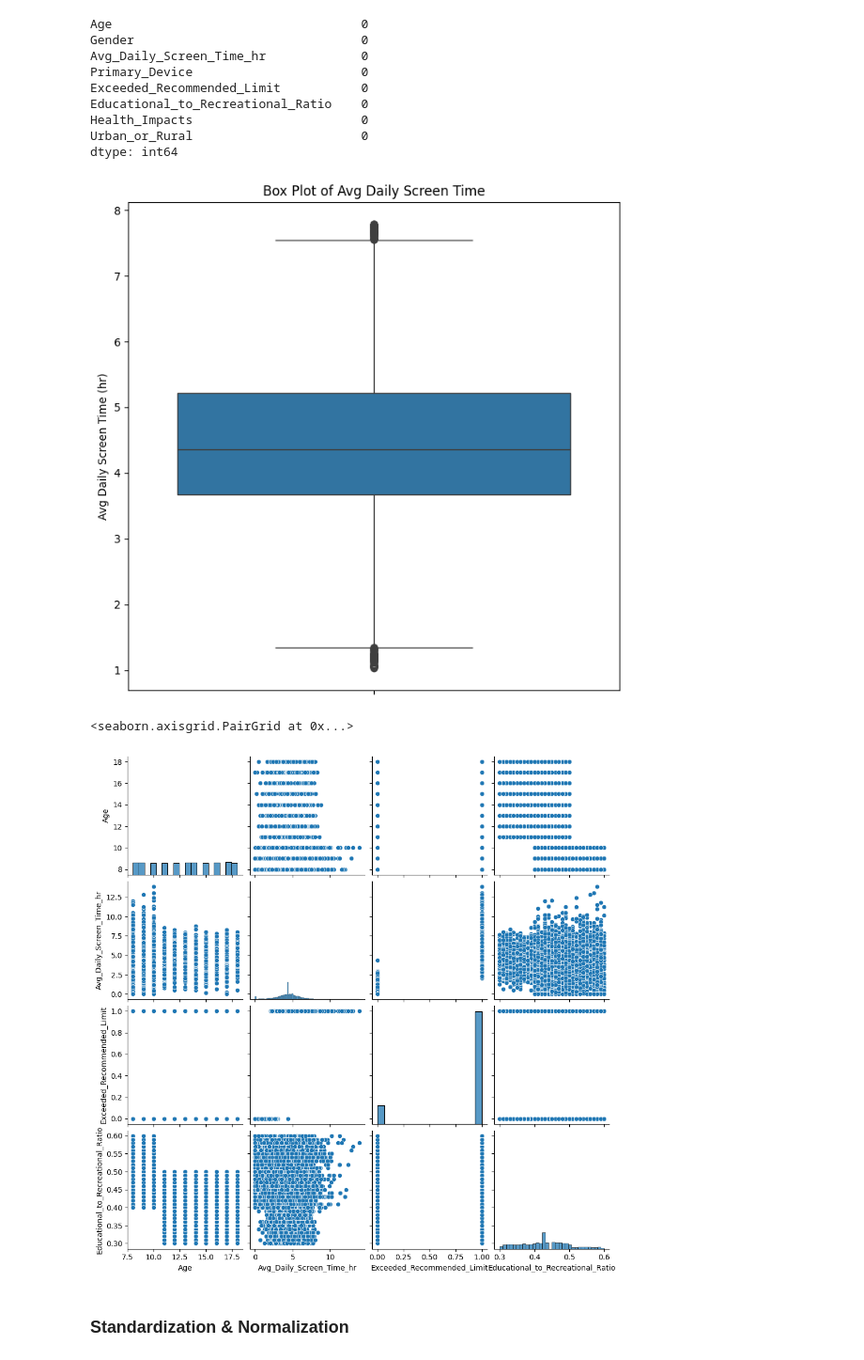
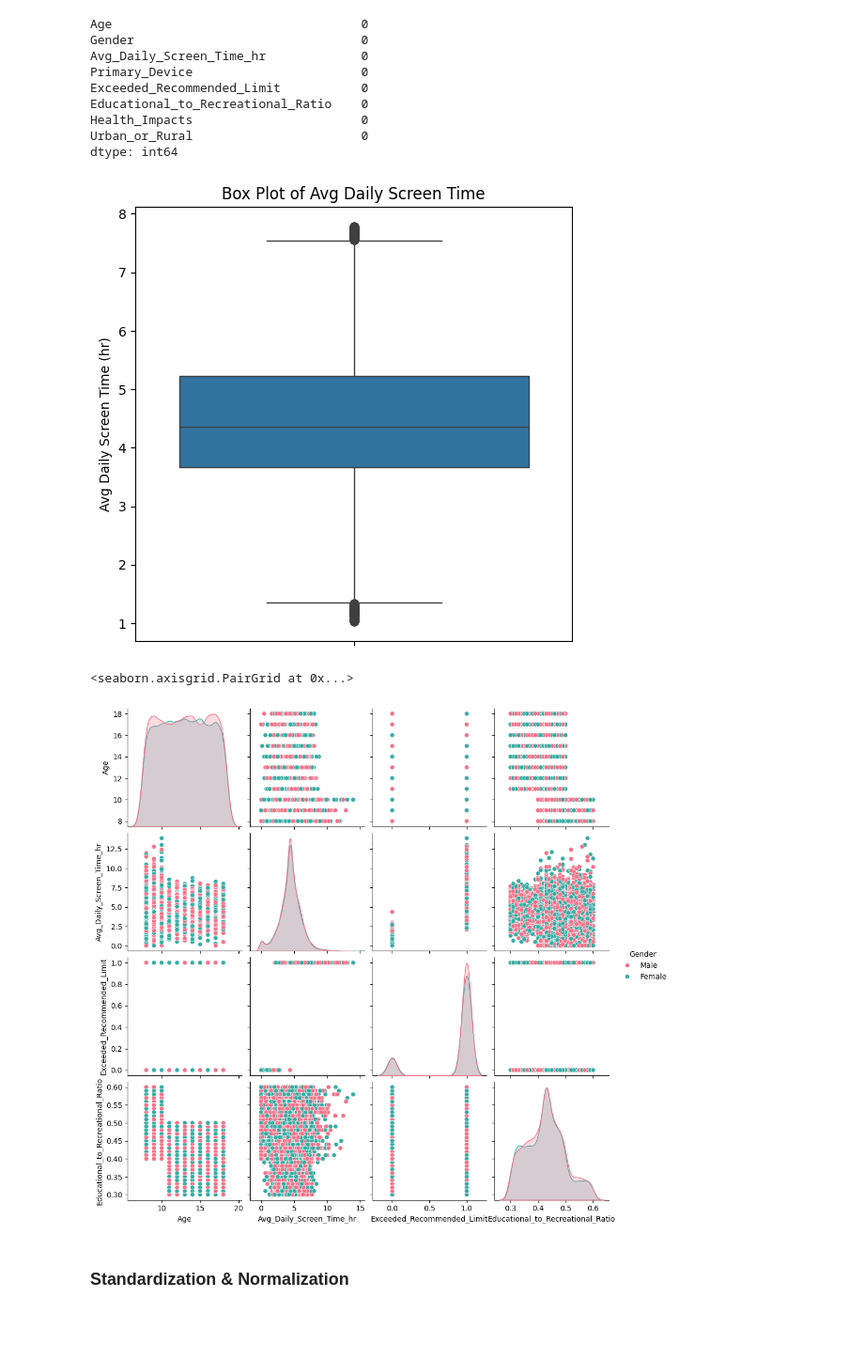
Before and after one commit to pawarsahil2005/DMW-Assignment, a Jupyter notebook: Assignment 1/DMW_Assignment_1.ipynb, the cells around one changed output. Shown at 94% size. Drawn from its saved outputs; the diff is of its cells as text; code cells hidden in the pictures; blank space fills up the shorter version.

```diff
--- a/Assignment 1/DMW_Assignment_1.ipynb
+++ b/Assignment 1/DMW_Assignment_1.ipynb
@@ -424,18 +424,18 @@ Urban_or_Rural                       0
 dtype: int64
 # %%
 # After Removing Outliers
-plt.figure(figsize=(8, 8))
+plt.figure(figsize=(6, 6))
 sns.boxplot(y=df2['Avg_Daily_Screen_Time_hr'])
 plt.title("Box Plot of Avg Daily Screen Time")
 plt.ylabel("Avg Daily Screen Time (hr)")
 plt.show()
 # %% [output]
-[figure, old version]
+[figure, new version]
 # %%
-sns.pairplot(df1)
+sns.pairplot(df1, hue='Gender', palette='husl')
 # %% [output]
 <seaborn.axisgrid.PairGrid at 0x...>
-[figure, old version]
+[figure, new version]
 # %% [markdown]
 ### Standardization & Normalization
 # %%
```
